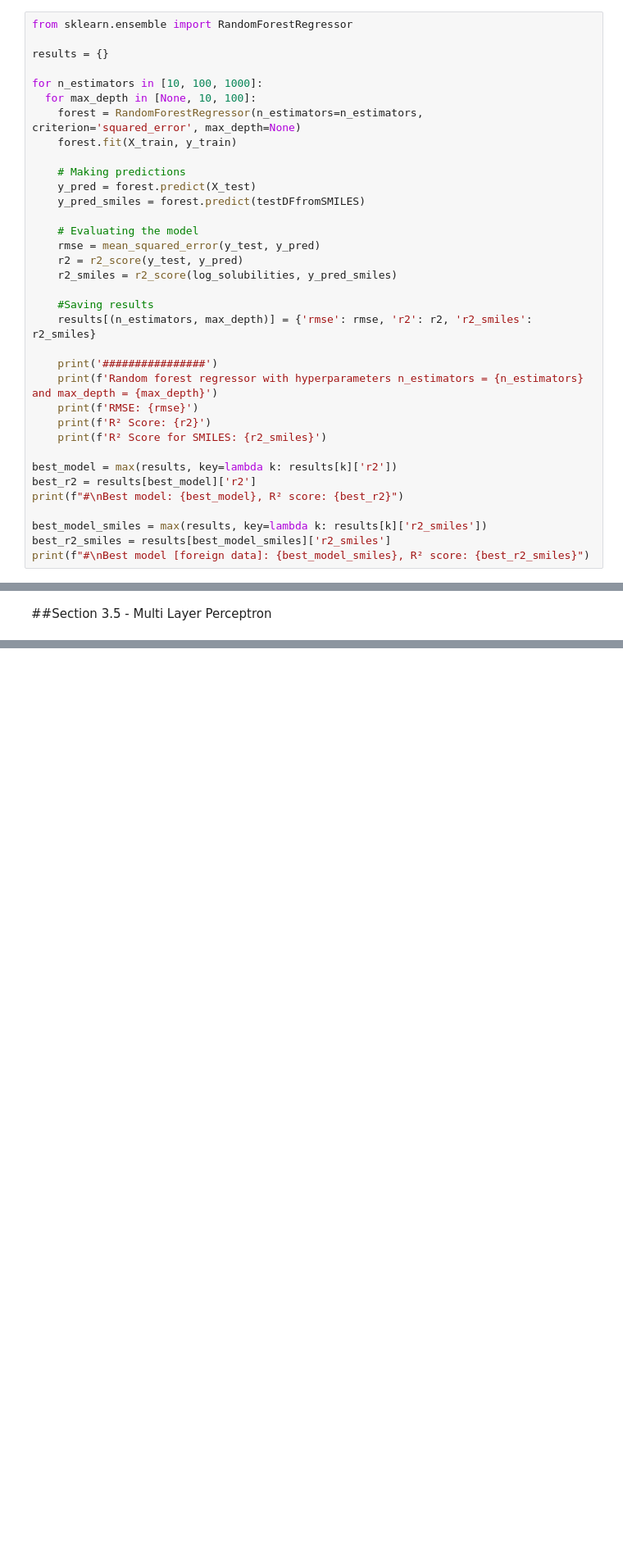
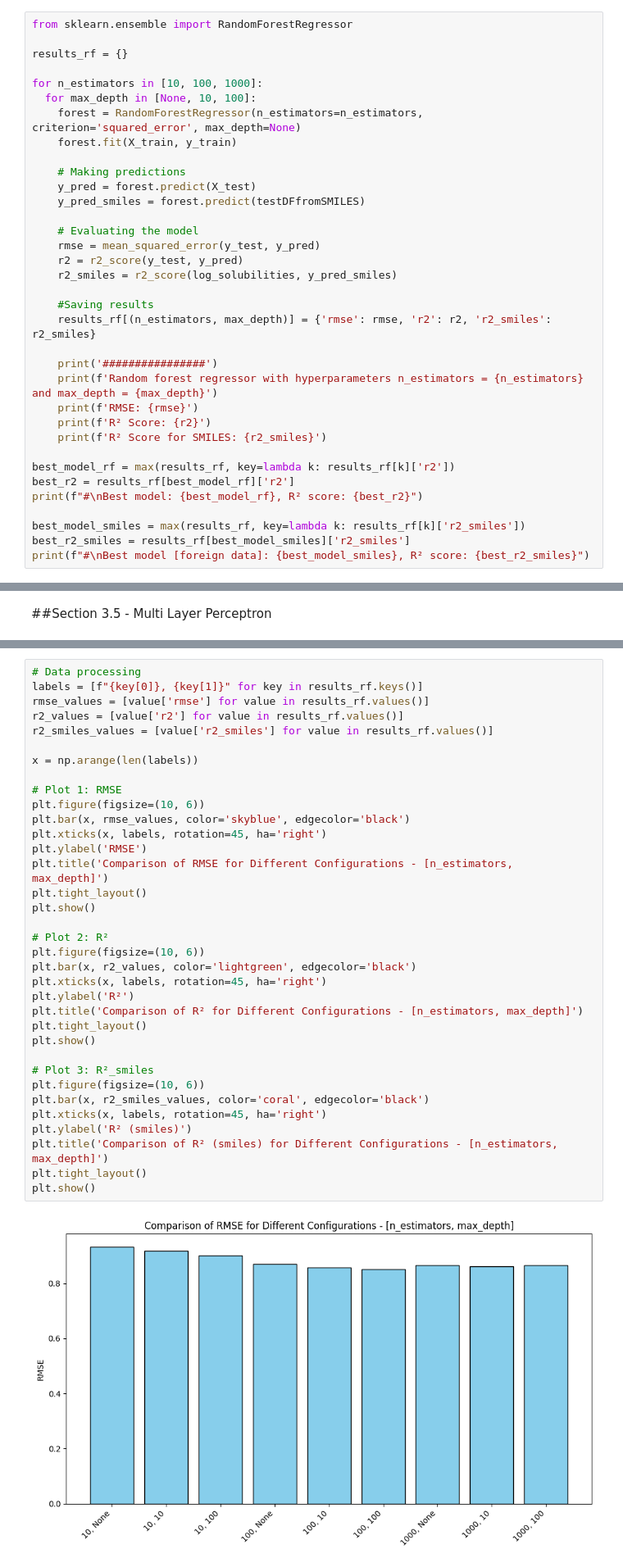
Before and after one commit to JoozG/ml-case-studies, a Jupyter notebook: SolubilityPredictor.ipynb, the cells around one changed output, grey strips where cells are left out. Shown at 82% size. Saved outputs shown, nothing was run; the diff lists cells and outputs as text; blank space fills up the shorter version.

```diff
--- a/SolubilityPredictor.ipynb
+++ b/SolubilityPredictor.ipynb
@@ -235,7 +240,7 @@ Best model [foreign data]: ('absolute_error', 100), R² score: 0.674832569615791
 # %%
 from sklearn.ensemble import RandomForestRegressor
 
-results = {}
+results_rf = {}
 
 for n_estimators in [10, 100, 1000]:
   for max_depth in [None, 10, 100]:
@@ -252,7 +257,7 @@ for n_estimators in [10, 100, 1000]:
     r2_smiles = r2_score(log_solubilities, y_pred_smiles)
 
     #Saving results
-    results[(n_estimators, max_depth)] = {'rmse': rmse, 'r2': r2, 'r2_smiles': r2_smiles}
+    results_rf[(n_estimators, max_depth)] = {'rmse': rmse, 'r2': r2, 'r2_smiles': r2_smiles}
 
     print('################')
     print(f'Random forest regressor with hyperparameters n_estimators = {n_estimators} and max_depth = {max_depth}')
@@ -260,12 +265,12 @@ for n_estimators in [10, 100, 1000]:
     print(f'R² Score: {r2}')
     print(f'R² Score for SMILES: {r2_smiles}')
 
-best_model = max(results, key=lambda k: results[k]['r2'])
-best_r2 = results[best_model]['r2']
-print(f"#\nBest model: {best_model}, R² score: {best_r2}")
+best_model_rf = max(results_rf, key=lambda k: results_rf[k]['r2'])
+best_r2 = results_rf[best_model_rf]['r2']
+print(f"#\nBest model: {best_model_rf}, R² score: {best_r2}")
 
-best_model_smiles = max(results, key=lambda k: results[k]['r2_smiles'])
-best_r2_smiles = results[best_model_smiles]['r2_smiles']
+best_model_smiles = max(results_rf, key=lambda k: results_rf[k]['r2_smiles'])
+best_r2_smiles = results_rf[best_model_smiles]['r2_smiles']
 print(f"#\nBest model [foreign data]: {best_model_smiles}, R² score: {best_r2_smiles}")
 # %% [output]
 ################
@@ -444,0 +402,37 @@ Best model [foreign data]: ((128, 64), 'tanh', 'adam'), R² score: 0.69018927741
+# %%
+# Data processing
+labels = [f"{key[0]}, {key[1]}" for key in results_rf.keys()]
+rmse_values = [value['rmse'] for value in results_rf.values()]
+r2_values = [value['r2'] for value in results_rf.values()]
+r2_smiles_values = [value['r2_smiles'] for value in results_rf.values()]
+
+x = np.arange(len(labels))
+
+# Plot 1: RMSE
+plt.figure(figsize=(10, 6))
+plt.bar(x, rmse_values, color='skyblue', edgecolor='black')
+plt.xticks(x, labels, rotation=45, ha='right')
+plt.ylabel('RMSE')
+plt.title('Comparison of RMSE for Different Configurations - [n_estimators, max_depth]')
+plt.tight_layout()
+plt.show()
+
+# Plot 2: R²
+plt.figure(figsize=(10, 6))
+plt.bar(x, r2_values, color='lightgreen', edgecolor='black')
+plt.xticks(x, labels, rotation=45, ha='right')
+plt.ylabel('R²')
+plt.title('Comparison of R² for Different Configurations - [n_estimators, max_depth]')
+plt.tight_layout()
+plt.show()
+
+# Plot 3: R²_smiles
+plt.figure(figsize=(10, 6))
+plt.bar(x, r2_smiles_values, color='coral', edgecolor='black')
+plt.xticks(x, labels, rotation=45, ha='right')
+plt.ylabel('R² (smiles)')
+plt.title('Comparison of R² (smiles) for Different Configurations - [n_estimators, max_depth]')
+plt.tight_layout()
+plt.show()
+# %% [output]
+[figure, added]
```
Also changed, not shown: parts of 16 cells of this notebook.
